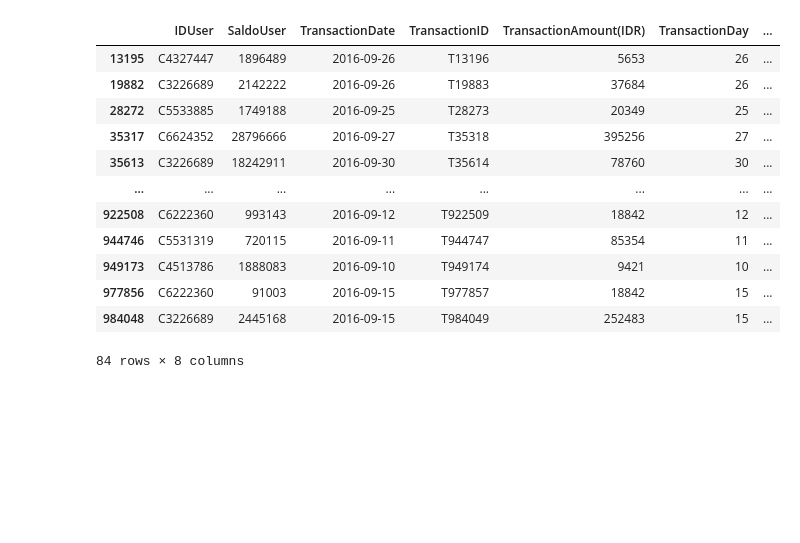
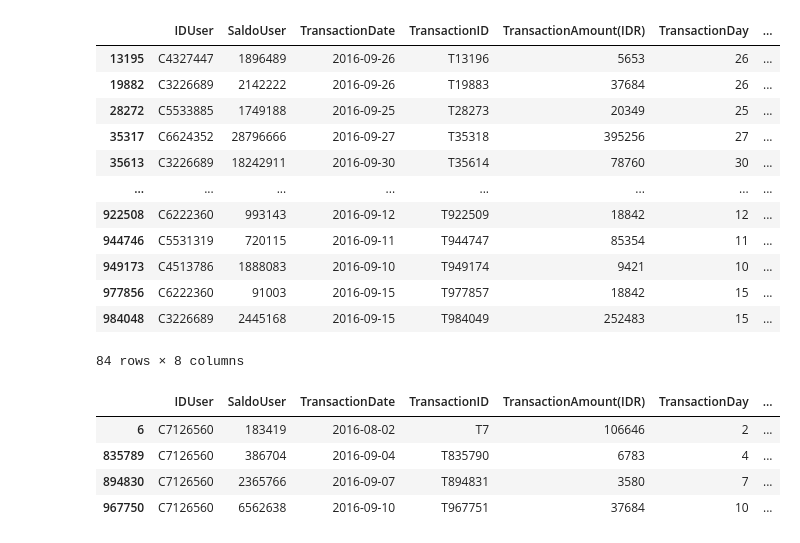
Before and after one commit to alouvre/CapstoneNeeds, a Jupyter notebook: Data_Collecting_FiturPrediksiPolaPengeluaranUser.ipynb, the cells around one changed output. Drawn from its saved outputs; the diff is of its cells as text; code cells hidden in the pictures; blank space fills up the shorter version.

```diff
--- a/Data_Collecting_FiturPrediksiPolaPengeluaranUser.ipynb
+++ b/Data_Collecting_FiturPrediksiPolaPengeluaranUser.ipynb
@@ -334,3 +334,12 @@ filtered_data
 | 977856 | C6222360 | 91003 | 2016-09-15 | T977857 | 18842 | 15 | ... |
 | 984048 | C3226689 | 2445168 | 2016-09-15 | T984049 | 252483 | 15 | ... |
 84 rows × 8 columns
+# %%
+# Contoh Transaksi Sebanyak 4 kali dengan IDUser = C7126560
+data[data['IDUser'] == 'C7126560']
+# %% [output]
+|  | IDUser | SaldoUser | TransactionDate | TransactionID | TransactionAmount(IDR) | TransactionDay | ... |
+| 6 | C7126560 | 183419 | 2016-08-02 | T7 | 106646 | 2 | ... |
+| 835789 | C7126560 | 386704 | 2016-09-04 | T835790 | 6783 | 4 | ... |
+| 894830 | C7126560 | 2365766 | 2016-09-07 | T894831 | 3580 | 7 | ... |
+| 967750 | C7126560 | 6562638 | 2016-09-10 | T967751 | 37684 | 10 | ... |
```
Also changed, not shown: parts of 4 cells of this notebook.
